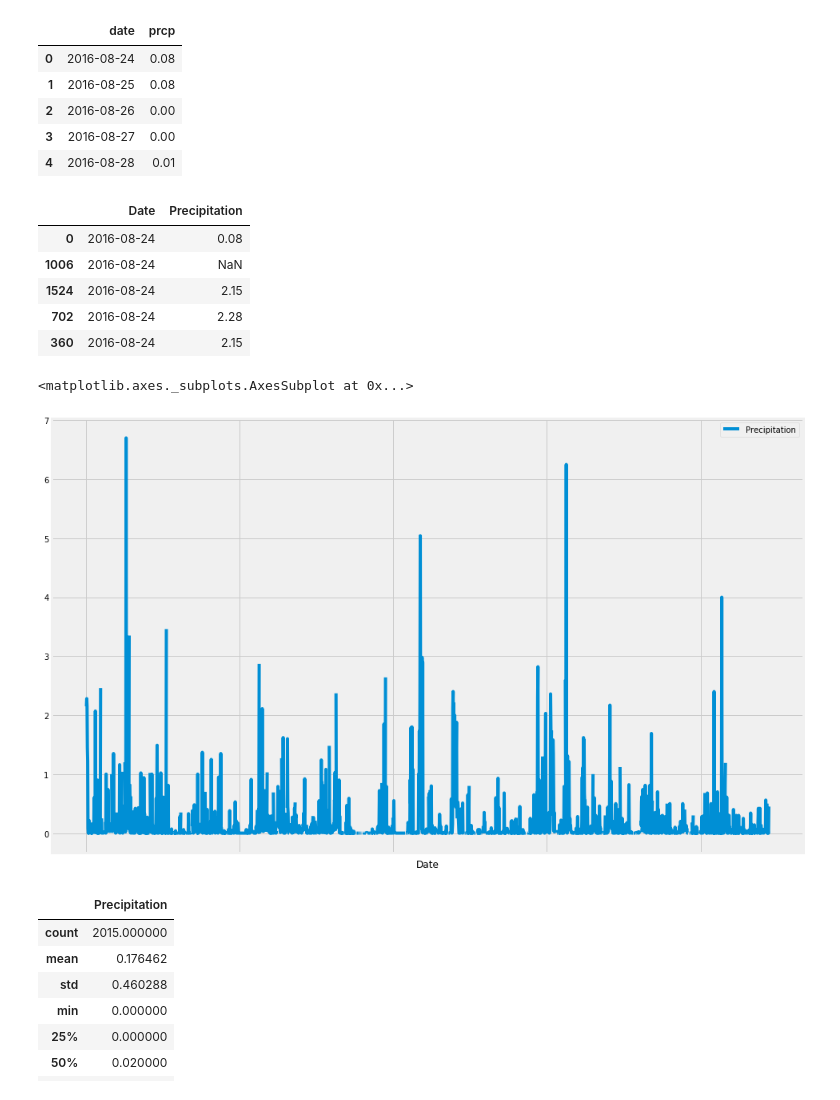
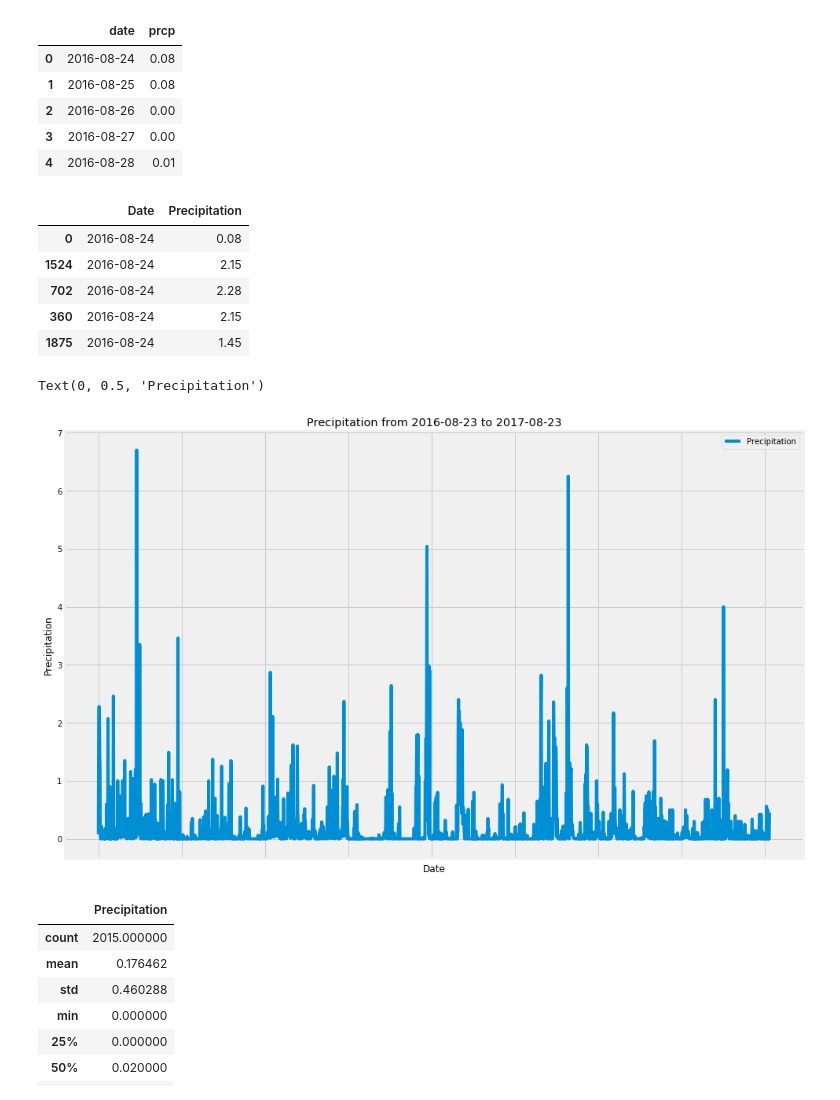
Before and after one commit to Ajstanley89/HW10_Surfs_Up, a Jupyter notebook: climate_solved.ipynb, the cells around one changed output. Drawn from its saved outputs; the diff is of its cells as text; code cells hidden in the pictures.

```diff
--- a/climate_solved.ipynb
+++ b/climate_solved.ipynb
@@ -81,7 +78,7 @@ lastDate = dt.datetime.strptime(lastDate, '%Y-%m-%d')
 print(lastDate)
 
 # Calculate the date 1 year ago from the last data point in the database
-year_ago = lastDate - dt.timedelta(days=365)
+year_ago = (lastDate - dt.timedelta(days=365))
 print(year_ago)
 
 # Perform a query to retrieve the data and precipitation scores
@@ -106,22 +103,27 @@ prcp_sorted = prcp_df.sort_values(by=['date'], ascending=True)
 
 # Rename Columns
 prcp_sorted = prcp_sorted.rename(columns={'date':'date'.title(), 'prcp':'precipitation'.title()})
+
+# Drop NaN columns
+prcp_sorted = prcp_sorted.dropna()
 prcp_sorted.head()
 # %% [output]
 |  | Date | Precipitation |
 | 0 | 2016-08-24 | 0.08 |
-| 1006 | 2016-08-24 | NaN |
 | 1524 | 2016-08-24 | 2.15 |
 | 702 | 2016-08-24 | 2.28 |
 | 360 | 2016-08-24 | 2.15 |
+| 1875 | 2016-08-24 | 1.45 |
 # %%
 # Use Pandas Plotting with Matplotlib to plot the data
 
 # Make graph pretty later
-prcp_sorted.plot(x='Date',y= 'Precipitation', figsize=(15,10))
+prcp_sorted.plot(x='Date', y= 'Precipitation', figsize=(15,10))
+plt.title(label=f'Precipitation from {year_ago.strftime("%Y-%m-%d")} to {lastDate.strftime("%Y-%m-%d")}')
+plt.ylabel('Precipitation')
 # %% [output]
-<matplotlib.axes._subplots.AxesSubplot at 0x...>
+Text(0, 0.5, 'Precipitation')
-[figure, old version]
+[figure, new version]
 # %%
 # Summary Statistics
 prcp_sorted.describe()
```
Also changed, not shown: parts of 33 cells of this notebook, 3 other files.
